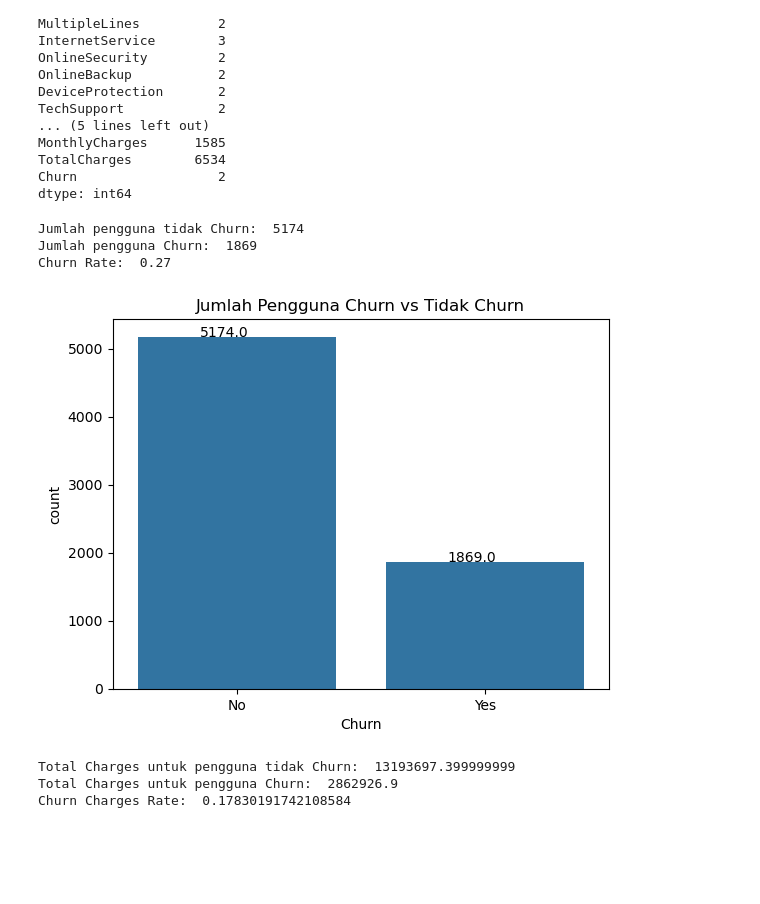
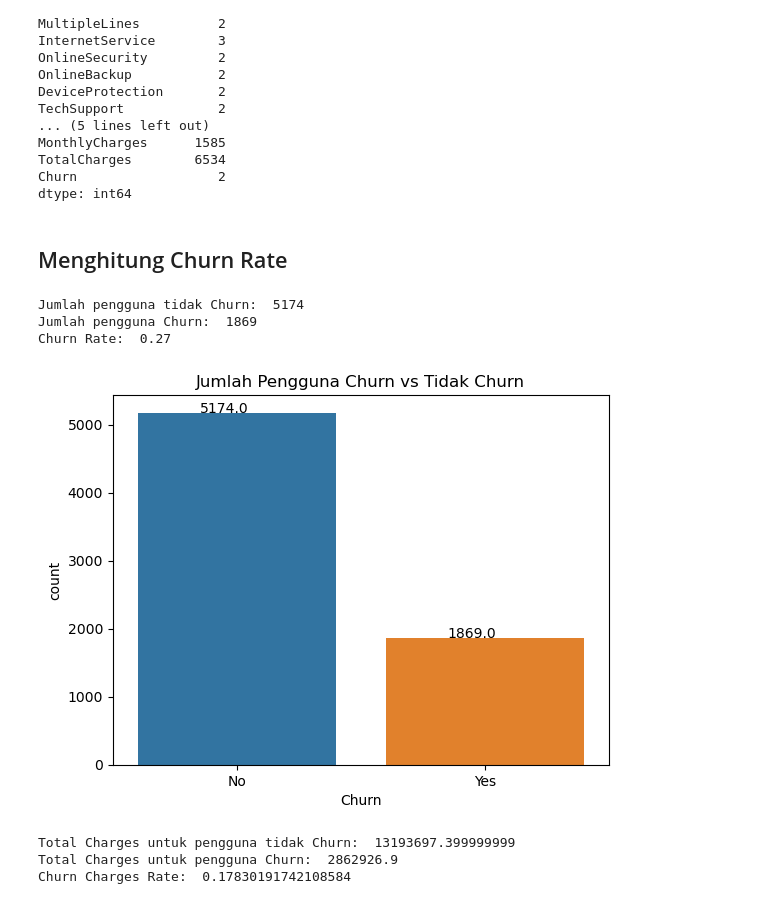
Before and after one commit to Anwitch/TelcoCustomerChurn, a Jupyter notebook: notebooks/03-EDA.ipynb, the cells around one changed output. Saved outputs shown, nothing was run; the diff lists cells and outputs as text; code cells hidden in the pictures; blank space fills up the shorter version.

```diff
--- a/notebooks/03-EDA.ipynb
+++ b/notebooks/03-EDA.ipynb
@@ -93,6 +93,8 @@ MonthlyCharges      1585
 TotalCharges        6534
 Churn                  2
 dtype: int64
+# %% [markdown]
+## Menghitung Churn Rate
 # %%
 churnN = df['Churn'] == 'No'
 churnY = df['Churn'] == 'Yes'
@@ -107,16 +109,16 @@ Jumlah pengguna tidak Churn:  5174
 Jumlah pengguna Churn:  1869
 Churn Rate:  0.27
 # %%
-ax = sns.countplot(x='Churn', data=df)
+ax = sns.countplot(x='Churn', data=df, hue = 'Churn')
 
 for p in ax.patches:
     ax.annotate('{:.1f}'.format(p.get_height()), (p.get_x() + 0.25, p.get_height() + 0.01))
 
 ax.set_title('Jumlah Pengguna Churn vs Tidak Churn')
 
 plt.show()
 # %% [output]
-[figure, old version]
+[figure, new version]
 # %%
 churnNCharges = df[ df['Churn'] == 'No']['TotalCharges'].sum()
 
```
Also changed, not shown: parts of 24 cells of this notebook, 3 other files.
